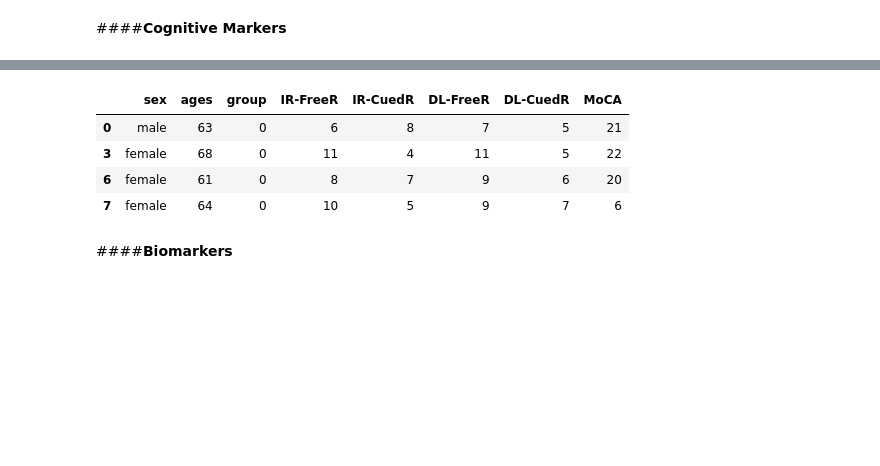
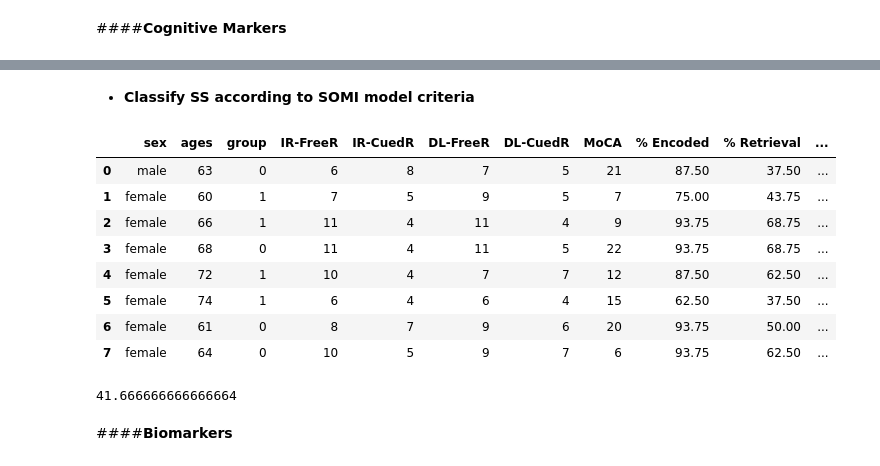
Before and after one commit to Sirabhop/Preclinical-AD-EEG-classification, a Jupyter notebook: Data_Analysis.ipynb, the cells around one changed output, grey strips where cells are left out. Saved outputs shown, nothing was run; the diff lists cells and outputs as text; code cells hidden in the pictures; blank space fills up the shorter version.

```diff
--- a/Data_Analysis.ipynb
+++ b/Data_Analysis.ipynb
@@ -47,0 +55,3 @@ CogMarkers.to_csv('cognitive marker.csv')
+# %%
+#computed from [Total Recall x 100]/16
+CogMarkers['% Encoded'] = ((CogMarkers['IR-FreeR']+CogMarkers['IR-CuedR'])*100)/16
@@ -48,13 +65,48 @@ CogMarkers.to_csv('cognitive marker.csv')
+# %%
+CogMarkers['% Retrieval'] =  CogMarkers['IR-FreeR']*100/16
+# %% [markdown]
+*   **Classify SS according to SOMI model criteria**
+# %%
+for i in range(-1,7):
+  if (CogMarkers.iloc[i, 8] > 95.8) & (CogMarkers.iloc[i, 9] > 62.5):
+    CogMarkers['SOMI stage'] = 'SOMI 0'
+
+  if (CogMarkers.iloc[i, 8] > 95.8):
+    if (CogMarkers.iloc[i, 9] > 52.1) & (CogMarkers.iloc[i, 9] < 62.5):
+      CogMarkers['SOMI stage'] = 'SOMI 1'
+
+  if (CogMarkers.iloc[i, 8] > 95.8):
+    if (CogMarkers.iloc[i, 9] > 41.6) & (CogMarkers.iloc[i, 9] < 50):
+      CogMarkers['SOMI stage'] = 'SOMI 2'
+
+  if (CogMarkers.iloc[i, 8] > 93.75) & (CogMarkers.iloc[i, 8] < 95.8):
+    if (CogMarkers.iloc[i, 9] > 41.6) & (CogMarkers.iloc[i, 9] < 50):
+      CogMarkers['SOMI stage'] = 'SOMI 3'
+
+  if (CogMarkers.iloc[i, 8] > 68.78) & (CogMarkers.iloc[i, 8] < 91.67):
+    if CogMarkers.iloc[i, 9] <= 41.6:
+      CogMarkers['SOMI stage'] = 'SOMI 4'
+  else:
+    CogMarkers['SOMI stage'] = 'NaN'
+# %%
+CogMarkers
+# %% [output]
+|  | sex | ages | group | IR-FreeR | IR-CuedR | DL-FreeR | DL-CuedR | MoCA | % Encoded | % Retrieval | ... |
+| 0 | male | 63 | 0 | 6 | 8 | 7 | 5 | 21 | 87.50 | 37.50 | ... |
+| 1 | female | 60 | 1 | 7 | 5 | 9 | 5 | 7 | 75.00 | 43.75 | ... |
+| 2 | female | 66 | 1 | 11 | 4 | 11 | 4 | 9 | 93.75 | 68.75 | ... |
+| 3 | female | 68 | 0 | 11 | 4 | 11 | 5 | 22 | 93.75 | 68.75 | ... |
+| 4 | female | 72 | 1 | 10 | 4 | 7 | 7 | 12 | 87.50 | 62.50 | ... |
+| 5 | female | 74 | 1 | 6 | 4 | 6 | 4 | 15 | 62.50 | 37.50 | ... |
+| 6 | female | 61 | 0 | 8 | 7 | 9 | 6 | 20 | 93.75 | 50.00 | ... |
+| 7 | female | 64 | 0 | 10 | 5 | 9 | 7 | 6 | 93.75 | 62.50 | ... |
 # %%
 Cog_RiskFree = CogMarkers[CogMarkers['group'] == 0]
 Cog_Risk = CogMarkers[CogMarkers['group'] == 1]
-Cog_RiskFree
-# %% [output]
-|  | sex | ages | group | IR-FreeR | IR-CuedR | DL-FreeR | DL-CuedR | MoCA |
-| 0 | male | 63 | 0 | 6 | 8 | 7 | 5 | 21 |
-| 3 | female | 68 | 0 | 11 | 4 | 11 | 5 | 22 |
-| 6 | female | 61 | 0 | 8 | 7 | 9 | 6 | 20 |
-| 7 | female | 64 | 0 | 10 | 5 | 9 | 7 | 6 |
+# %%
+20*100/48
+# %% [output]
+41.666666666666664
 # %% [markdown]
 ####**Biomarkers**
 # %%
```
Also changed, not shown: parts of 4 cells of this notebook.
